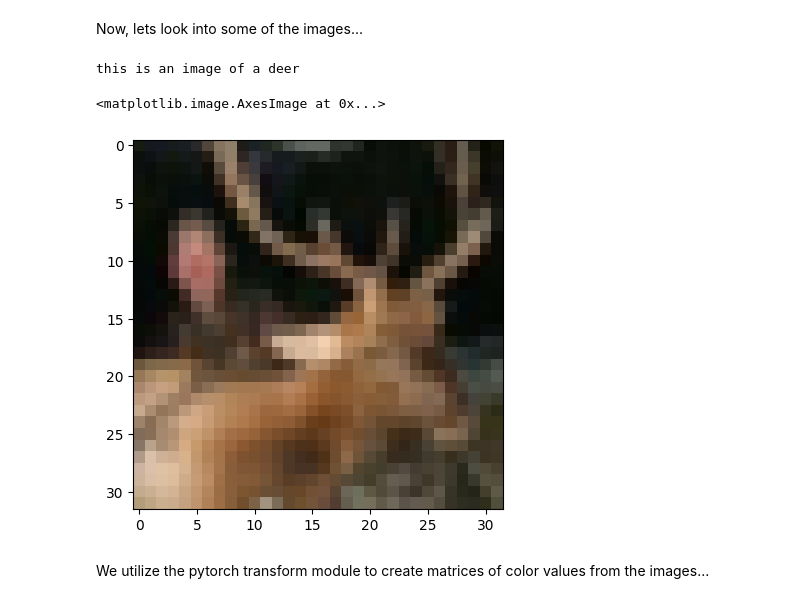
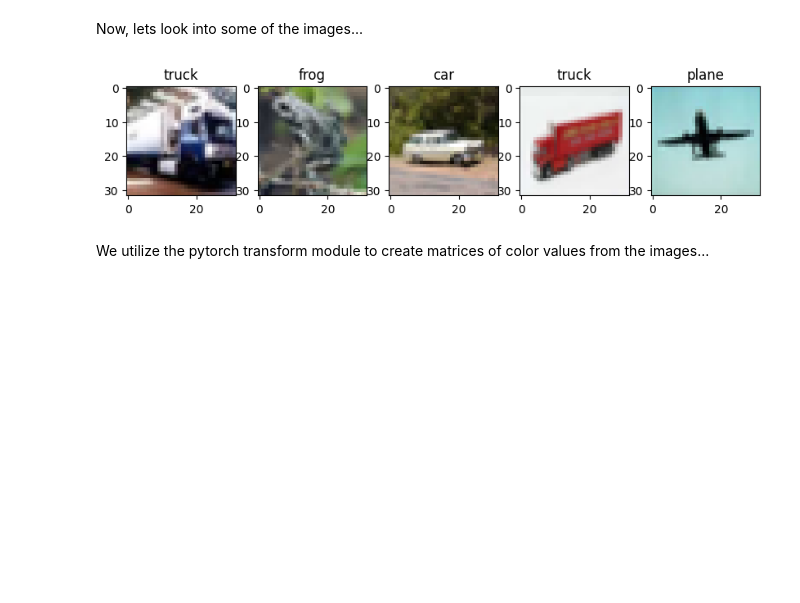
Before and after one commit to leonhardrobin/fh-ai-24, a Jupyter notebook: AI_WS2425_Exercise_2.ipynb, the cells around one changed output. Drawn from its saved outputs; the diff is of its cells as text; code cells hidden in the pictures; blank space fills up the shorter version.

```diff
--- a/AI_WS2425_Exercise_2.ipynb
+++ b/AI_WS2425_Exercise_2.ipynb
@@ -44,14 +45,19 @@ Now, lets look into some of the images...
 # %%
 example = 3465
 image, label = trainset[example] #since each element of the trainset list is itself a tuple with the image details, and then the label
-print("this is an image of a " + classes[(trainset[example])[1]]) # first index into tuple in trainset, then the 2nd value (label), and then the classes
-plt.imshow(image)
+#print("this is an image of a " + classes[(trainset[example])[1]]) # first index into tuple in trainset, then the 2nd value (label), and then the classes
+#plt.imshow(image)
 
 # TASK 1: randomly show 5 images from the trainingset, i.e., the random number generator should draw a value between 0 and the size of the set
+fig = plt.figure(figsize=(10, 50))
+
+for i in range(5):
+  randomIndex = rand.randint(0, len(trainset))
+  image, label = trainset[randomIndex]
+  fig.add_subplot(1,5,i+1, title=classes[(trainset[randomIndex])[1]])
+  plt.imshow(image)
 # %% [output]
-this is an image of a deer
-<matplotlib.image.AxesImage at 0x...>
-[figure, old version]
+[figure, new version]
 # %% [markdown]
 We utilize the pytorch transform module to create matrices of color values from the images...
 # %%
```
Also changed, not shown: parts of 7 cells of this notebook.
